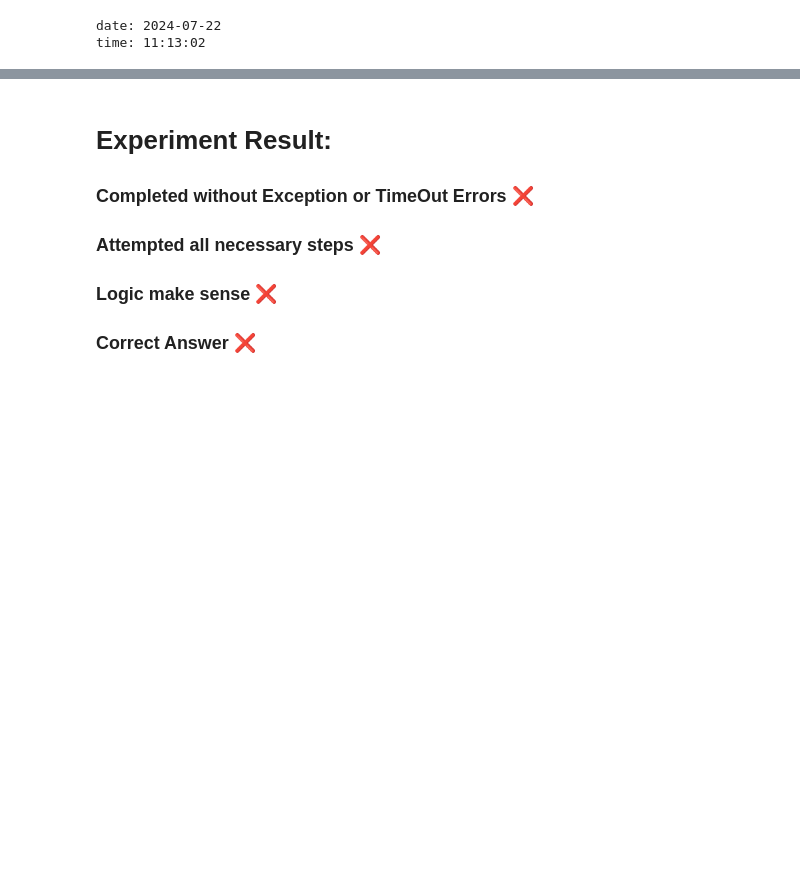
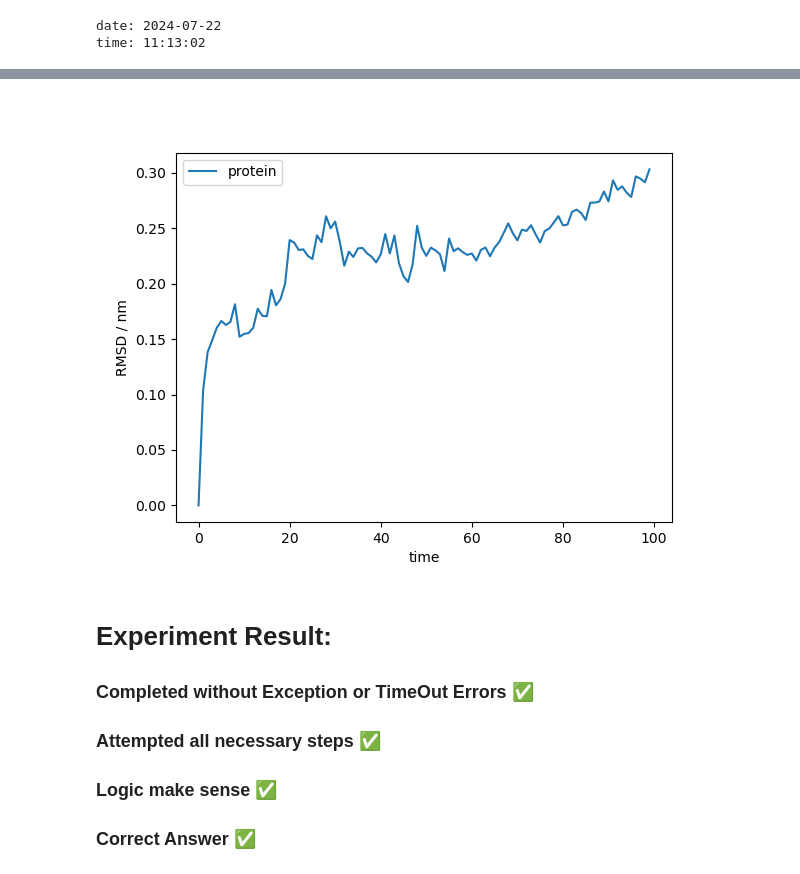
Before and after one commit to ur-whitelab/md-agent, a Jupyter notebook: notebooks/experiments/experiment_k3/gpt-4-1106-preview/exp_11.ipynb, the cells around one changed output, grey strips where cells are left out. Drawn from its saved outputs; the diff is of its cells as text; code cells hidden in the pictures; blank space fills up the shorter version.

```diff
--- a/notebooks/experiments/experiment_k3/gpt-4-1106-preview/exp_11.ipynb
+++ b/notebooks/experiments/experiment_k3/gpt-4-1106-preview/exp_11.ipynb
@@ -65,11 +69,13 @@ plot_path = registry.get_mapped_path(match.group(0))
 assert os.path.exists(plot_path)
 # %%
 from IPython.display import Image
-plot_path = registry.get_mapped_path('fig0_073719')
+plot_path = registry.get_mapped_path('fig0_153540')
 Image(filename=plot_path)
+# %% [output]
+[figure, added]
 # %% [markdown]
 # Experiment Result:
-### Completed without Exception or TimeOut Errors ❌
-### Attempted all necessary steps ❌
-### Logic make sense ❌
-### Correct Answer  ❌
+### Completed without Exception or TimeOut Errors ✅
+### Attempted all necessary steps ✅
+### Logic make sense ✅
+### Correct Answer ✅
```
Also changed, not shown: parts of 3 cells of this notebook.
